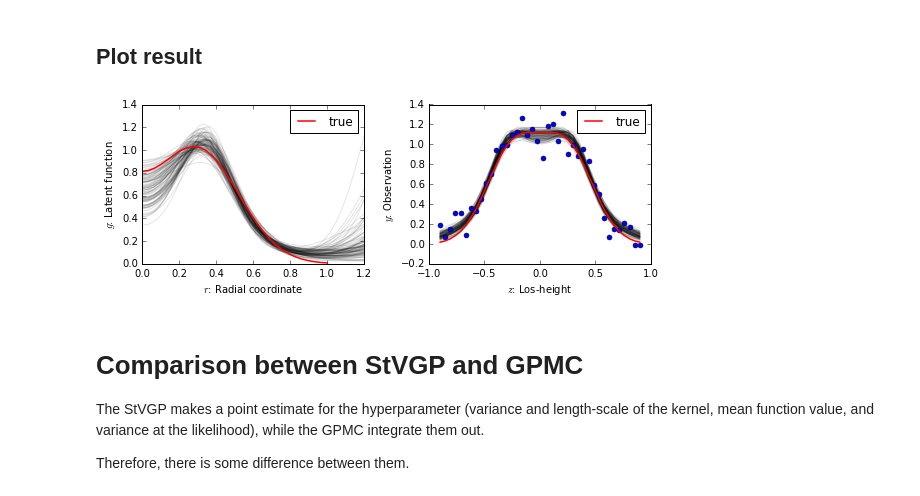
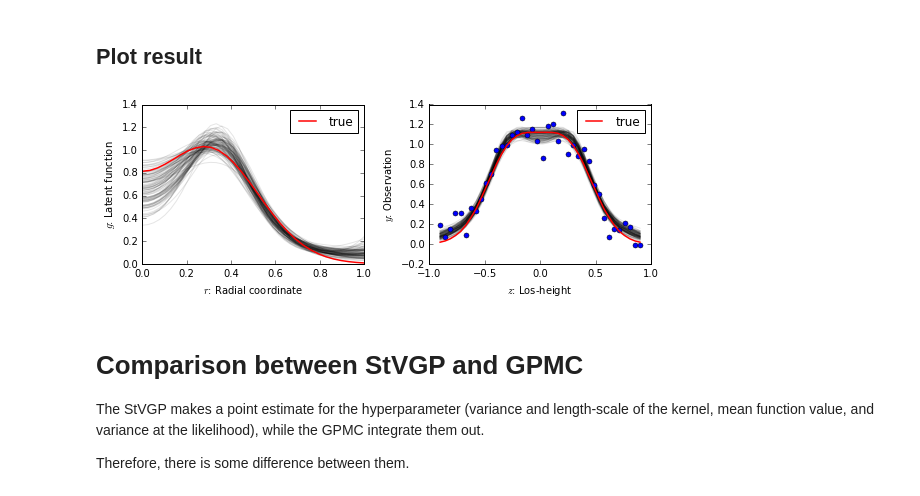
Before and after one commit to fujii-team/GPinv, a Jupyter notebook: notebooks/Abel_inversion.ipynb, the cells around one changed output. Drawn from its saved outputs; the diff is of its cells as text; code cells hidden in the pictures.

```diff
--- a/notebooks/Abel_inversion.ipynb
+++ b/notebooks/Abel_inversion.ipynb
@@ -152,7 +152,7 @@ model_stvgp = GPinv.stvgp.StVGP(r.reshape(-1,1), y.reshape(-1,1),
 ## Check the initial estimate
 # %%
 # Data Y should scatter around the transform F of the GP function f.
-sample_F = model_stvgp.sample_from_('F', 100)
+sample_F = model_stvgp.sample_from('F', 100)
 # %%
 plt.figure(figsize=(5,3))
 plt.plot(z, y, 'o', [-1,1],[0,0], '--k', ms=5)
@@ -201,11 +201,11 @@ display.clear_output(wait=True)
 ## Plot results
 # %%
 # Predict the latent function f, which follows Gaussian Process
-r_new = np.linspace(0.,1.2, 40)
+r_new = np.linspace(0.,1., 40)
 f_pred, f_var = model_stvgp.predict_f(r_new.reshape(-1,1))
 
 # Data Y should scatter around the transform F of the GP function f.
-sample_F = model_stvgp.sample_from_('F', 100)
+sample_F = model_stvgp.sample_from('F', 100)
 # %%
 plt.figure(figsize=(8,3))
 plt.subplot(1,2,1)
@@ -264,37 +264,35 @@ Iteration:  900          Acc Rate:  95.0 %
 # %% [markdown]
 ## Plot result
 # %%
-r_new = np.linspace(0.,1.2, 40)
-
 plt.figure(figsize=(8,3))
 # Latent function
 plt.subplot(1,2,1)
 for i in range(0,len(samples),3):
     s = samples[i]
     model_gpmc.set_state(s)
     f_pred, f_var = model_gpmc.predict_f(r_new.reshape(-1,1))
     plt.plot(r_new, np.exp(f_pred.flatten()), 'k',lw=1, alpha=0.1)
 plt.plot(r, f, '-r', label='true',lw=1.5)# ground truth
 plt.xlabel('$r$: Radial coordinate')
 plt.ylabel('$g$: Latent function')
 plt.legend(loc='best')
 
 #
 plt.subplot(1,2,2)
 for i in range(0,len(samples),3):
     s = samples[i]
     model_gpmc.set_state(s)
-    f_sample = model_gpmc.sample_from_('F',1)
+    f_sample = model_gpmc.sample_from('F',1)
     plt.plot(z, f_sample[0], 'k',lw=1, alpha=0.1)
 plt.plot(z, y, 'o', ms=5)
 plt.plot(z, np.dot(A, f), 'r', label='true',lw=1.5)
 plt.xlabel('$z$: Los-height')
 plt.ylabel('$y$: Observation')
 plt.legend(loc='best')
 
 plt.tight_layout()
 # %% [output]
-[figure, old version]
+[figure, new version]
 # %% [markdown]
 # Comparison between StVGP and GPMC
 
```
Also changed, not shown: parts of 5 cells of this notebook, 4 other files.
